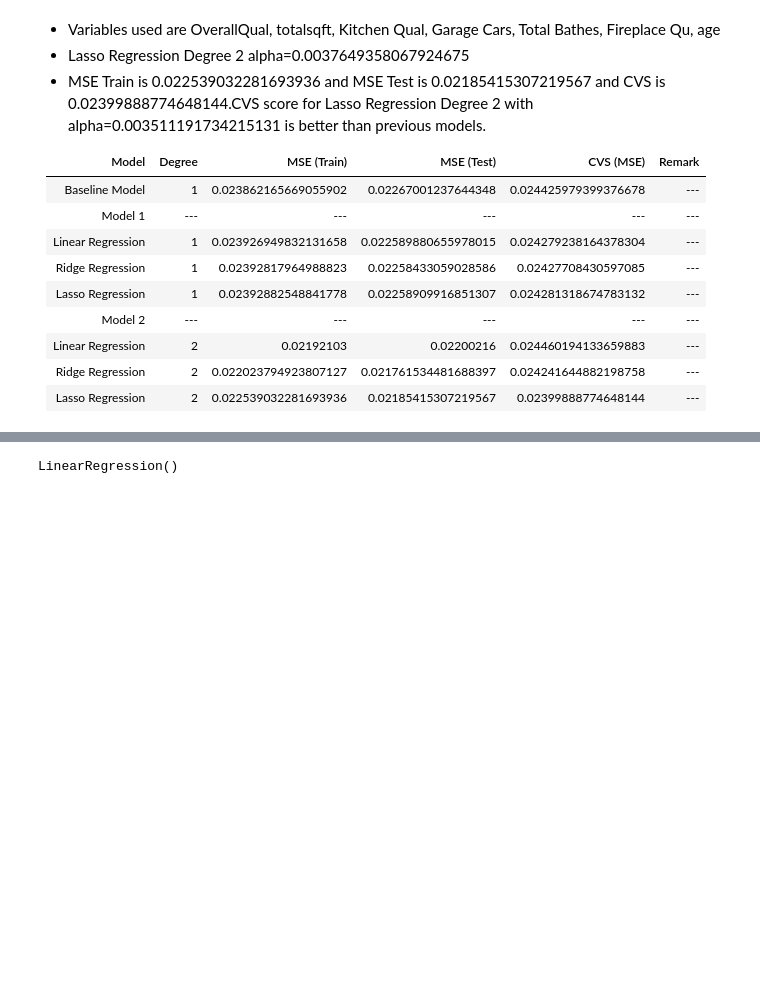
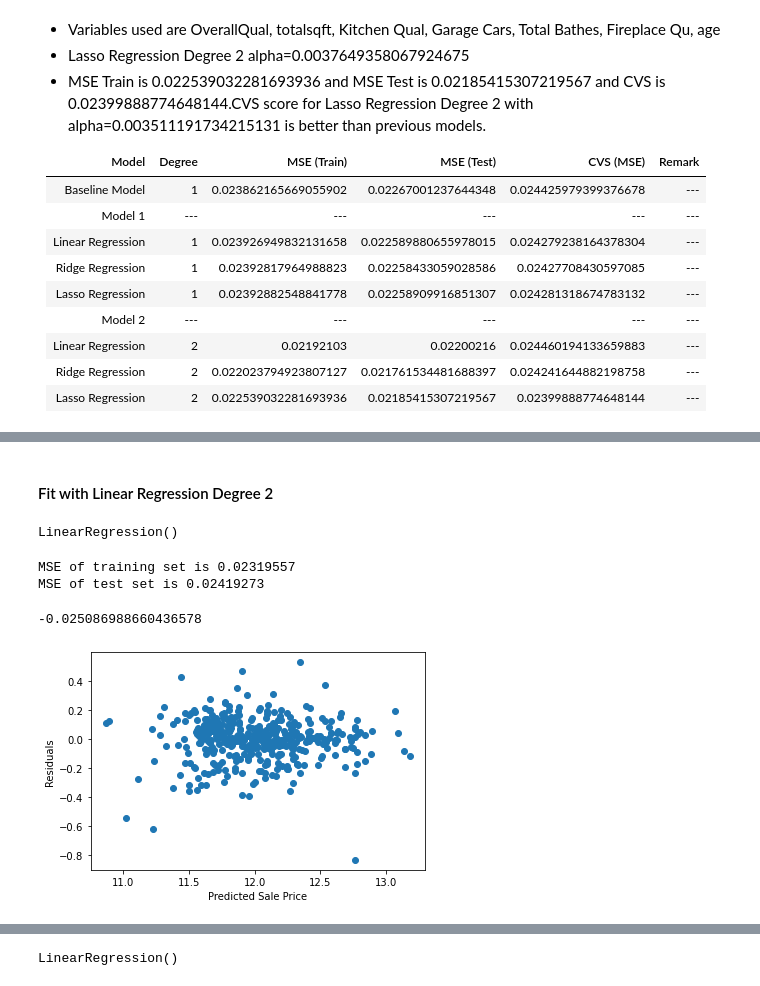
Before and after one commit to yyuetmeng/GA-Project, a Jupyter notebook: Project 2 Ver 2- AMES housing/code/Project 2 Version 2.ipynb, the cells around one changed output, grey strips where cells are left out. Drawn from its saved outputs; the diff is of its cells as text; code cells hidden in the pictures; blank space fills up the shorter version.

```diff
--- a/Project 2 Ver 2- AMES housing/code/Project 2 Version 2.ipynb
+++ b/Project 2 Ver 2- AMES housing/code/Project 2 Version 2.ipynb
@@ -1346,0 +1373,58 @@ array([ 0.        ,  0.1153514 ,  0.15942768,  0.05142897,  0.04672644,
+# %% [markdown]
+#### Fit with Linear Regression Degree 2
+# %%
+X = housing_train[['Overall Qual', 'totalsqft','Kitchen Qual','Garage Cars',
+                   'Total Baths','Fireplace Qu']]
+y= np.log(housing_train['SalePrice'])
+X_train, X_test, y_train, y_test = train_test_split(X, y, test_size=0.20, random_state=47)
+sc = StandardScaler()
+Z_train = sc.fit_transform(X_train)
+Z_test = sc.transform(X_test)
+# %%
+# Instantiate our PolynomialFeatures object to create all two-way terms.
+poly = PolynomialFeatures(degree=2, interaction_only=False, include_bias=False)
+
+# Fit and transform our X data.
+X_poly22 = poly.fit_transform(X_train)
+X_poly22_test=poly.transform(X_test)
+
+# fit the transformed features to Linear Regression
+poly22_model = LinearRegression()
+poly22_model.fit(X_poly22, y_train)
+# %% [output]
+LinearRegression()
+# %%
+# predicting on training data-set
+poly22_y_train_predict = poly22_model.predict(X_poly22)
+
+# predicting on test data-set
+poly22_y_test_predict = poly22_model.predict(X_poly22_test)
+
+# evaluating the model on training dataset
+mse_train = metrics.mean_squared_error(y_train, poly22_y_train_predict)
+
+# evaluating the model on test dataset
+mse_test = metrics.mean_squared_error(y_test, poly22_y_test_predict)
+
+print("MSE of training set is {:.8f}".format(mse_train))
+print("MSE of test set is {:.8f}".format(mse_test))
+# %% [output]
+MSE of training set is 0.02319557
+MSE of test set is 0.02419273
+# %%
+cross_val_score(
+    poly22_model,
+    X_poly22,
+    y_train,
+    cv=5,
+    scoring= 'neg_mean_squared_error'
+).mean()
+# %% [output]
+-0.025086988660436578
+# %%
+plt.scatter(poly22_y_test_predict, residuals)
+plt.xlabel("Predicted Sale Price")
+plt.ylabel("Residuals")
+plt.show()
+# %% [output]
+[figure, added]
```
Also changed, not shown: parts of 43 cells of this notebook, 1 other file.
